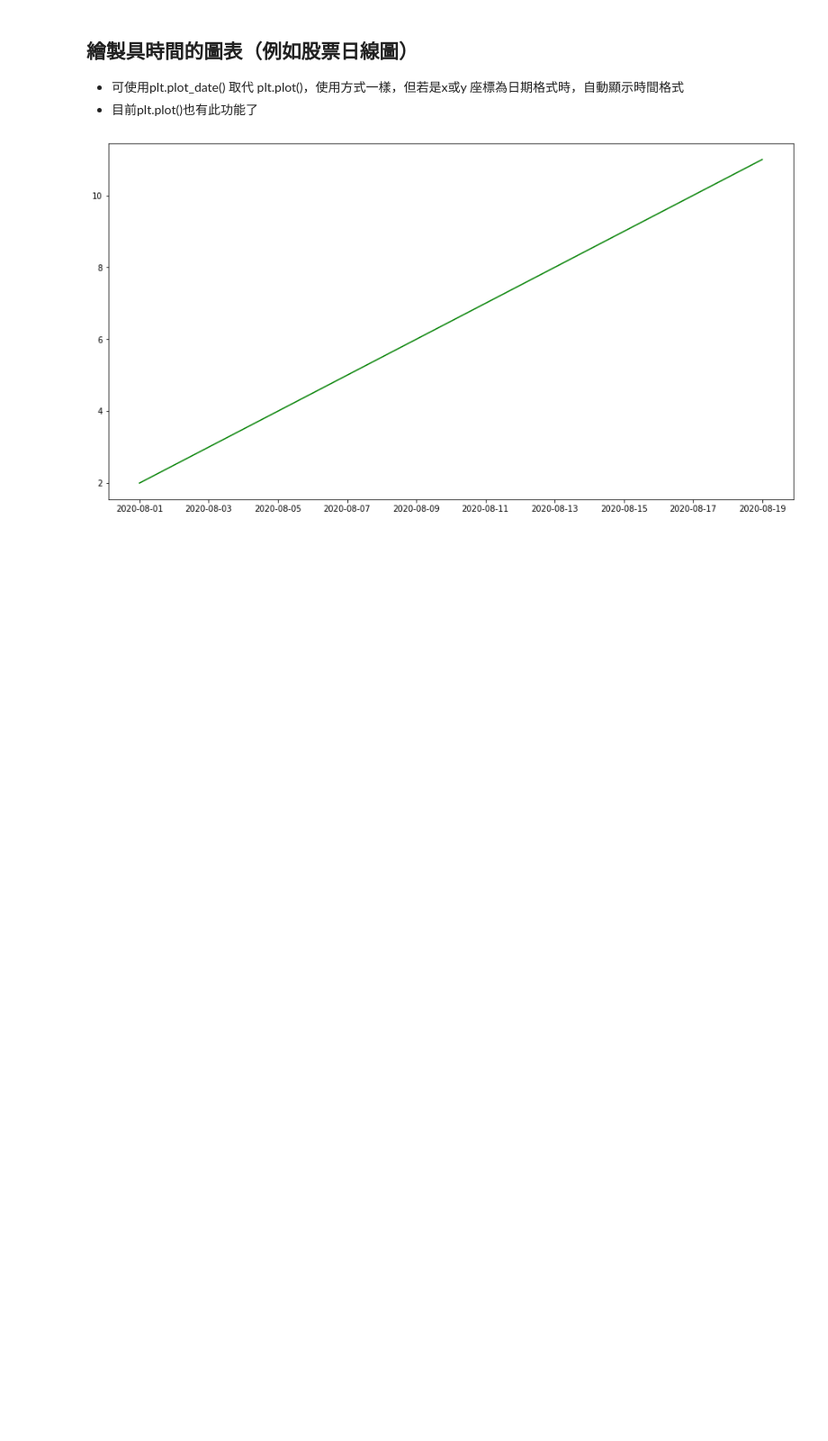
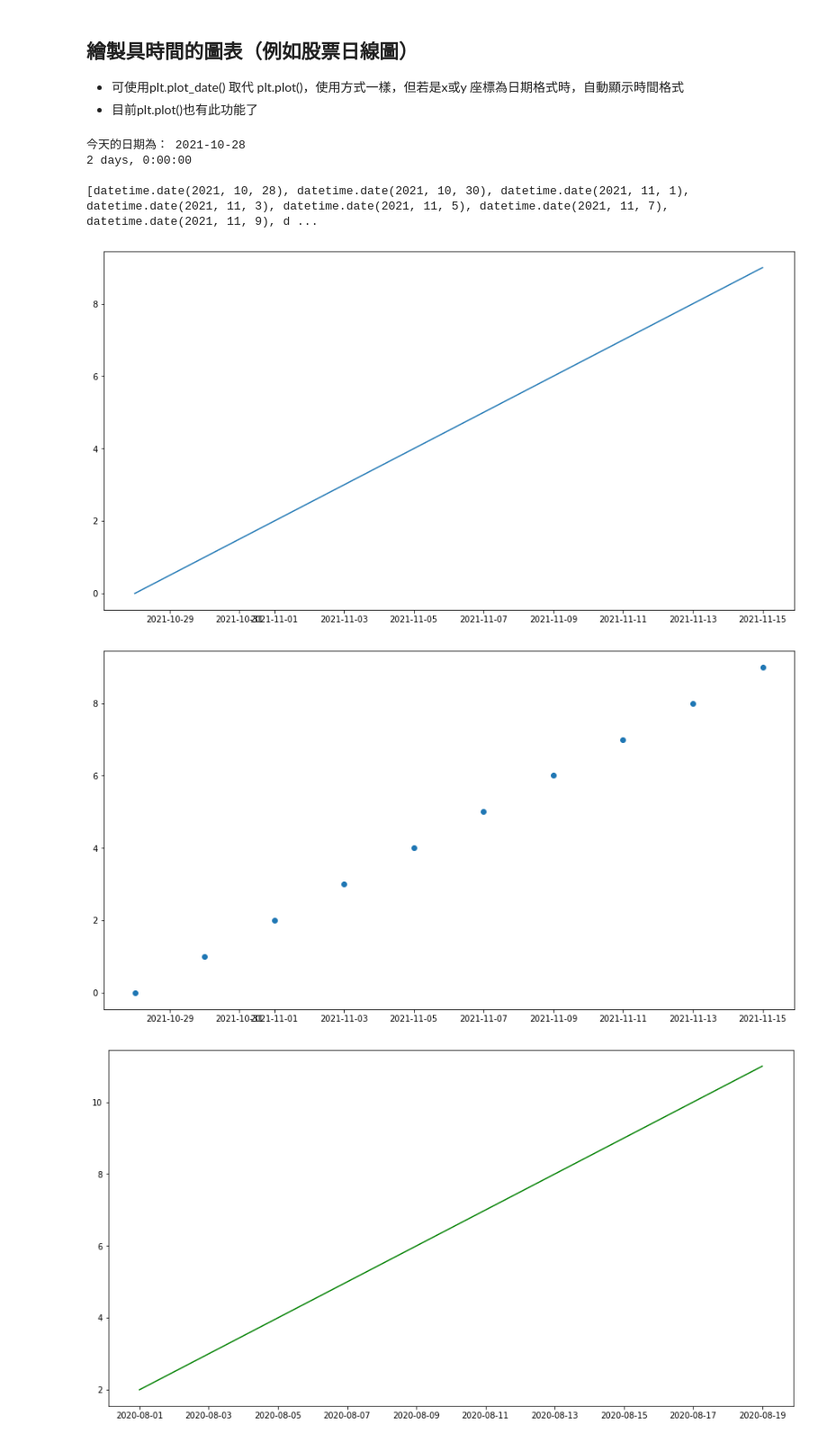
Before and after one commit to oscar50513/stock_project, a Jupyter notebook: Week06_matplotlib_v3/matplotlib_v3.ipynb, the cells around one changed output. Shown at 90% size. Cells and saved outputs as stored; diff of their text form; code cells hidden in the pictures; blank space fills up the shorter version.

```diff
--- a/Week06_matplotlib_v3/matplotlib_v3.ipynb
+++ b/Week06_matplotlib_v3/matplotlib_v3.ipynb
@@ -523,6 +523,33 @@ plt.show()
 
 * 可使用plt.plot_date() 取代 plt.plot()，使用方式一樣，但若是x或y 座標為日期格式時，自動顯示時間格式
 * 目前plt.plot()也有此功能了
+# %%
+import matplotlib.pyplot as plt
+import datetime
+today = datetime.date.today()
+print("今天的日期為：",today)
+step = datetime.timedelta(2)
+print(step)
+print()
+x = []
+y = []
+for i in range(10):
+    x.append(today +step * i)
+    y.append(i)
+print(x)
+plt.figure(figsize = (15,8))
+plt.plot(x,y)
+plt.show()
+plt.figure(figsize = (15,8))
+plt.plot_date(x,y)
+plt.show()
+# %% [output]
+今天的日期為： 2021-10-28
+2 days, 0:00:00
+
+[datetime.date(2021, 10, 28), datetime.date(2021, 10, 30), datetime.date(2021, 11, 1), datetime.date(2021, 11, 3), datetime.date(2021, 11, 5), datetime.date(2021, 11, 7), datetime.date(2021, 11, 9), d ...
+[figure, added]
+[figure, added]
 # %%
 import datetime
 import matplotlib.pyplot as plt
```
Also changed, not shown: 5 other files.
